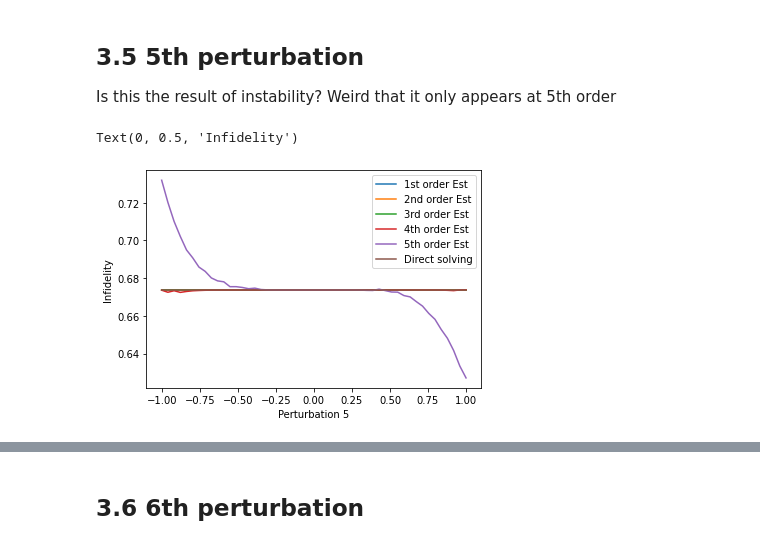
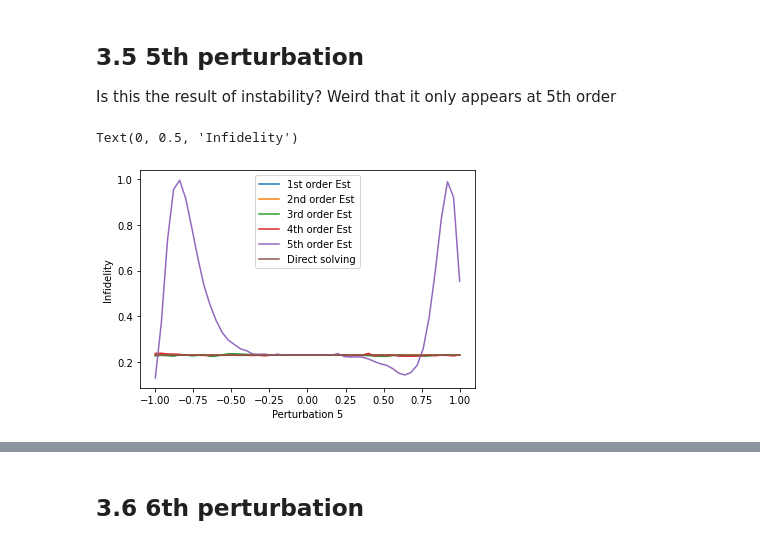
Before and after one commit to DanPuzzuoli/multivariable_dyson_magnus, a Jupyter notebook: magnus_objective.ipynb, the cells around one changed output, grey strips where cells are left out. Cells and saved outputs as stored; diff of their text form; code cells hidden in the pictures.

```diff
--- a/magnus_objective.ipynb
+++ b/magnus_objective.ipynb
@@ -43,17 +44,18 @@ Something is wrong with this function, it outputs the same real/complex parts re
 
 Here we should plot some examples. We may want the output of this to be a full-fledged `DiscreteSignal`.
 # %%
+from qiskit_dynamics import DiscreteSignal
 from discrete_signals import get_param_to_signal
 
-# choose the size of the legendre basis
-leg_order = 4
+# choose the size of the cheb basis
+cheb_order = 8
 # choose # steps of the signal
-N = 25
+N = 50
 
 #get the filter
-param_to_signal = get_param_to_signal(leg_order, N)
+param_to_signal = get_param_to_signal(cheb_order, N)
 
 # maybe determine overall length?
 sample_dt = 0.125
 
-T = sample_dt * len(param_to_signal(np.ones((2, leg_order + 1))))
+T = sample_dt * len(param_to_signal(np.random.rand(2, cheb_order + 1)))
@@ -219,3 +227,5 @@ rand_control_params = 100*jnp.ones((2, leg_order + 1))
+# %%
+rand_control_params = 10. * np.random.rand(2, cheb_order + 1)
 # %% [markdown]
 ## 3.1 1st perturbation
 # %%
@@ -342,27 +425,27 @@ Text(0, 0.5, 'Infidelity')
 
 Is this the result of instability? Weird that it only appears at 5th order
 # %%
-perturb_vals = jnp.linspace(-1.0, 1.0, 50)
+perturb5_vals = jnp.linspace(-1.0, 1.0, 51)
 
-test = compute_1d_perturbation_comparison(
+perturb5_results = compute_1d_perturbation_comparison(
     rand_control_params,
     jnp.array([0., 0., 0., 0., 1., 0.]),
     perturbation = lambda t: -1j * perturb5,
-    perturb_vals=perturb_vals,
+    perturb_vals=perturb5_vals,
     max_magnus_order=5
 )
 
 import matplotlib.pyplot as plt
 
-plt.plot(perturb_vals, test[1][0],label='1st order Est')
-plt.plot(perturb_vals, test[1][1],label='2nd order Est')
-plt.plot(perturb_vals, test[1][2],label='3rd order Est')
-plt.plot(perturb_vals, test[1][3],label='4th order Est')
-plt.plot(perturb_vals, test[1][4],label='5th order Est')
-plt.plot(perturb_vals, test[0], label='Direct solving')
+plt.plot(perturb5_vals, perturb5_results[1][0],label='1st order Est')
+plt.plot(perturb5_vals, perturb5_results[1][1],label='2nd order Est')
+plt.plot(perturb5_vals, perturb5_results[1][2],label='3rd order Est')
+plt.plot(perturb5_vals, perturb5_results[1][3],label='4th order Est')
+plt.plot(perturb5_vals, perturb5_results[1][4],label='5th order Est')
+plt.plot(perturb5_vals, perturb5_results[0], label='Direct solving')
 plt.legend()
 plt.xlabel('Perturbation 5')
 plt.ylabel('Infidelity')
 # %% [output]
 Text(0, 0.5, 'Infidelity')
-[figure, old version]
+[figure, new version]
```
Also changed, not shown: parts of 49 cells of this notebook, 2 other files.
